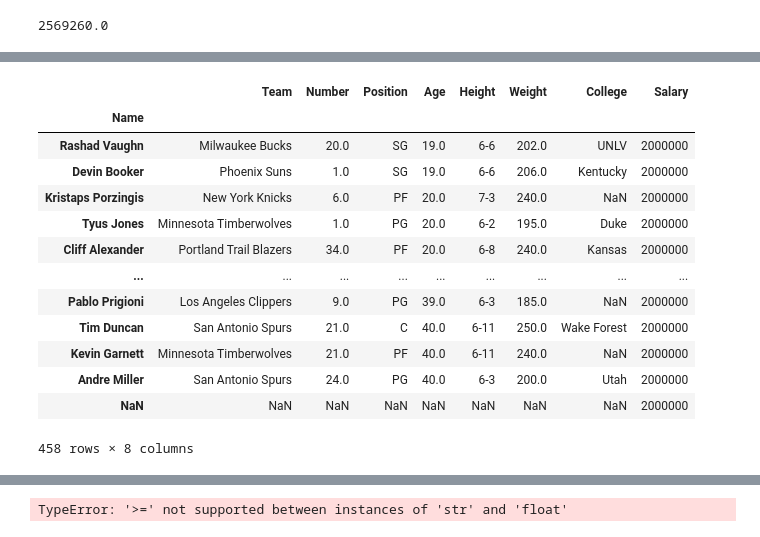
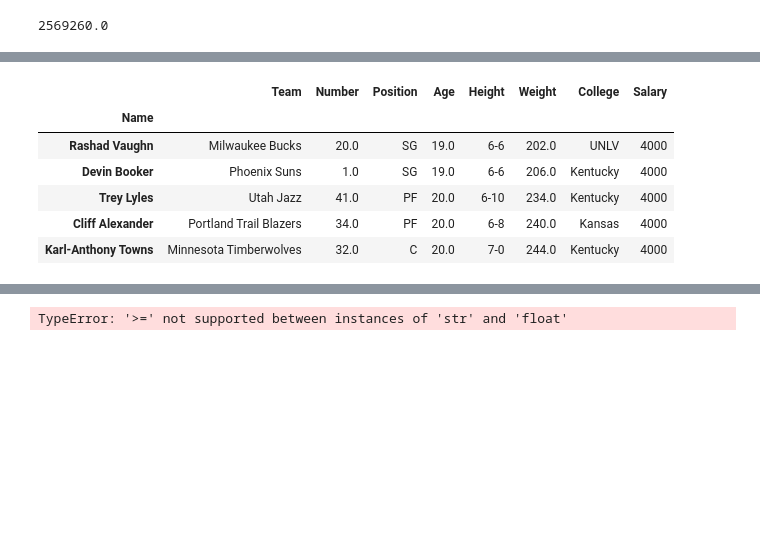
Before and after one commit to hughxusu/lesson-py, a Jupyter notebook: codes/25-pandas/a-pandas.ipynb, the cells around one changed output, grey strips where cells are left out. Drawn from its saved outputs; the diff is of its cells as text; code cells hidden in the pictures; blank space fills up the shorter version.

```diff
--- a/codes/25-pandas/a-pandas.ipynb
+++ b/codes/25-pandas/a-pandas.ipynb
@@ -556,6 +503,6 @@ sub_df
 # %%
-players.loc['Avery Bradley', 'Salary'] = 1000000
-players
+players.loc['Avery Bradley', 'Salary'] = 1000
+players.head()
 # %% [output]
 |  | Team | Number | Position | Age | Height | Weight | College | Salary |
 | Name |  |  |  |  |  |  |  |  |
@@ -574,6 +514,6 @@ players
 # %%
-players['Salary'] = 1000000
-players
+players['Salary'] = 2000
+players.head()
 # %% [output]
 |  | Team | Number | Position | Age | Height | Weight | College | Salary |
 | Name |  |  |  |  |  |  |  |  |
@@ -592,6 +525,6 @@ players
 # %%
-players.Salary = 2000000
-players
+players.Salary = 4000
+players.head()
 # %% [output]
 |  | Team | Number | Position | Age | Height | Weight | College | Salary |
 | Name |  |  |  |  |  |  |  |  |
@@ -610,20 +536,13 @@ players
 # %%
 df = players.sort_values(by='Age')
-df
+df.head()
 # %% [output]
 |  | Team | Number | Position | Age | Height | Weight | College | Salary |
 | Name |  |  |  |  |  |  |  |  |
-| Rashad Vaughn | Milwaukee Bucks | 20.0 | SG | 19.0 | 6-6 | 202.0 | UNLV | 2000000 |
-| Devin Booker | Phoenix Suns | 1.0 | SG | 19.0 | 6-6 | 206.0 | Kentucky | 2000000 |
-| Kristaps Porzingis | New York Knicks | 6.0 | PF | 20.0 | 7-3 | 240.0 | NaN | 2000000 |
-| Tyus Jones | Minnesota Timberwolves | 1.0 | PG | 20.0 | 6-2 | 195.0 | Duke | 2000000 |
-| Cliff Alexander | Portland Trail Blazers | 34.0 | PF | 20.0 | 6-8 | 240.0 | Kansas | 2000000 |
-| ... | ... | ... | ... | ... | ... | ... | ... | ... |
-| Pablo Prigioni | Los Angeles Clippers | 9.0 | PG | 39.0 | 6-3 | 185.0 | NaN | 2000000 |
-| Tim Duncan | San Antonio Spurs | 21.0 | C | 40.0 | 6-11 | 250.0 | Wake Forest | 2000000 |
-| Kevin Garnett | Minnesota Timberwolves | 21.0 | PF | 40.0 | 6-11 | 240.0 | NaN | 2000000 |
-| Andre Miller | San Antonio Spurs | 24.0 | PG | 40.0 | 6-3 | 200.0 | Utah | 2000000 |
-| NaN | NaN | NaN | NaN | NaN | NaN | NaN | NaN | 2000000 |
+| Rashad Vaughn | Milwaukee Bucks | 20.0 | SG | 19.0 | 6-6 | 202.0 | UNLV | 4000 |
+| Devin Booker | Phoenix Suns | 1.0 | SG | 19.0 | 6-6 | 206.0 | Kentucky | 4000 |
+| Trey Lyles | Utah Jazz | 41.0 | PF | 20.0 | 6-10 | 234.0 | Kentucky | 4000 |
+| Cliff Alexander | Portland Trail Blazers | 34.0 | PF | 20.0 | 6-8 | 240.0 | Kansas | 4000 |
+| Karl-Anthony Towns | Minnesota Timberwolves | 32.0 | C | 20.0 | 7-0 | 244.0 | Kentucky | 4000 |
-458 rows × 8 columns
 # %%
 df = players.sort_values(by='Age', ascending=False)
```
Also changed, not shown: parts of 70 cells of this notebook, 1 other file.
